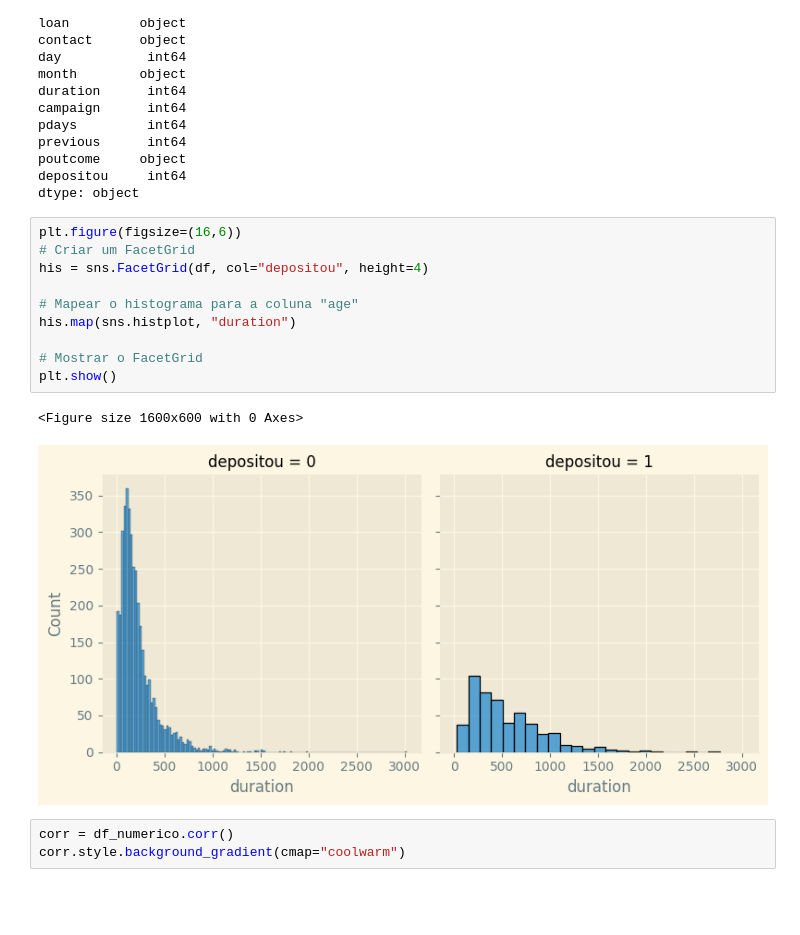
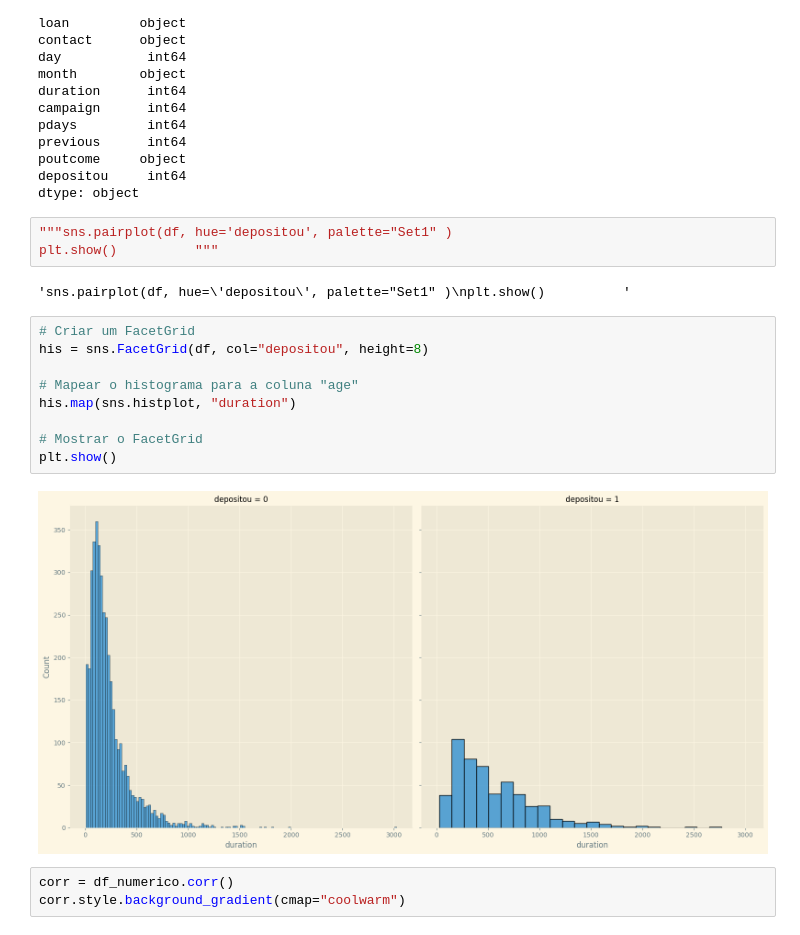
Before and after one commit to felipefagion/bank_machine_learning, a Jupyter notebook: mercado.ipynb, the cells around one changed output. Drawn from its saved outputs; the diff is of its cells as text; blank space fills up the shorter version.

```diff
--- a/mercado.ipynb
+++ b/mercado.ipynb
@@ -354,19 +355,22 @@ previous      int64
 poutcome     object
 depositou     int64
 dtype: object
+# %%
+"""sns.pairplot(df, hue='depositou', palette="Set1" )
+plt.show()          """
+# %% [output]
+'sns.pairplot(df, hue=\'depositou\', palette="Set1" )\nplt.show()          '
 # %%
-plt.figure(figsize=(16,6))
 # Criar um FacetGrid
-his = sns.FacetGrid(df, col="depositou", height=4)
+his = sns.FacetGrid(df, col="depositou", height=8)
 
 # Mapear o histograma para a coluna "age"
 his.map(sns.histplot, "duration")
 
 # Mostrar o FacetGrid
 plt.show()
 # %% [output]
-<Figure size 1600x600 with 0 Axes>
-[figure, old version]
+[figure, new version]
 # %%
 corr = df_numerico.corr()
 corr.style.background_gradient(cmap="coolwarm")
```
Also changed, not shown: parts of 20 cells of this notebook.
